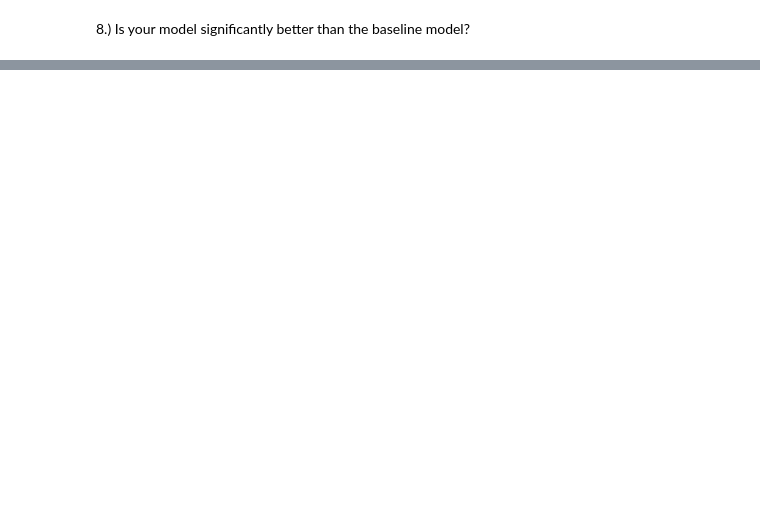
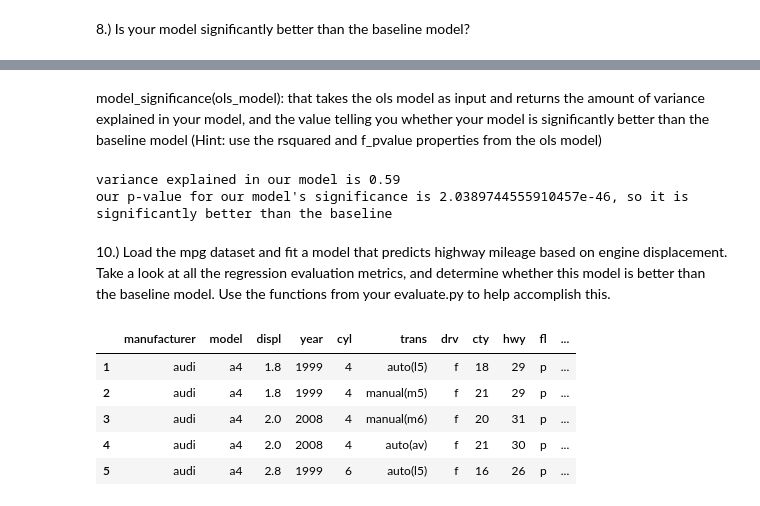
Before and after one commit to chriseverts/regression-exercises-, a Jupyter notebook: evaluate.ipynb, the cells around one changed output, grey strips where cells are left out. Drawn from its saved outputs; the diff is of its cells as text; code cells hidden in the pictures; blank space fills up the shorter version.

```diff
--- a/evaluate.ipynb
+++ b/evaluate.ipynb
@@ -207,0 +306,2 @@ print(f"our p-value for our model's significance is {f_pval}")
+# %% [markdown]
+model_significance(ols_model): that takes the ols model as input and returns the amount of variance explained in your model, and the value telling you whether your model is significantly better than the baseline model (Hint: use the rsquared and f_pvalue properties from the ols model)
@@ -207,0 +317,18 @@ print(f"our p-value for our model's significance is {f_pval}")
+# %%
+model_significance(model)
+# %% [output]
+variance explained in our model is 0.59
+our p-value for our model's significance is 2.0389744555910457e-46, so it is significantly better than the baseline
+# %% [markdown]
+10.) Load the mpg dataset and fit a model that predicts highway mileage based on engine displacement. Take a look at all the regression evaluation metrics, and determine whether this model is better than the baseline model. Use the functions from your evaluate.py to help accomplish this.
+# %%
+mpg_df = data('mpg')
+# %%
+mpg_df.head()
+# %% [output]
+|  | manufacturer | model | displ | year | cyl | trans | drv | cty | hwy | fl | ... |
+| 1 | audi | a4 | 1.8 | 1999 | 4 | auto(l5) | f | 18 | 29 | p | ... |
+| 2 | audi | a4 | 1.8 | 1999 | 4 | manual(m5) | f | 21 | 29 | p | ... |
+| 3 | audi | a4 | 2.0 | 2008 | 4 | manual(m6) | f | 20 | 31 | p | ... |
+| 4 | audi | a4 | 2.0 | 2008 | 4 | auto(av) | f | 21 | 30 | p | ... |
+| 5 | audi | a4 | 2.8 | 1999 | 6 | auto(l5) | f | 16 | 26 | p | ... |
```
Also changed, not shown: parts of 22 cells of this notebook.
